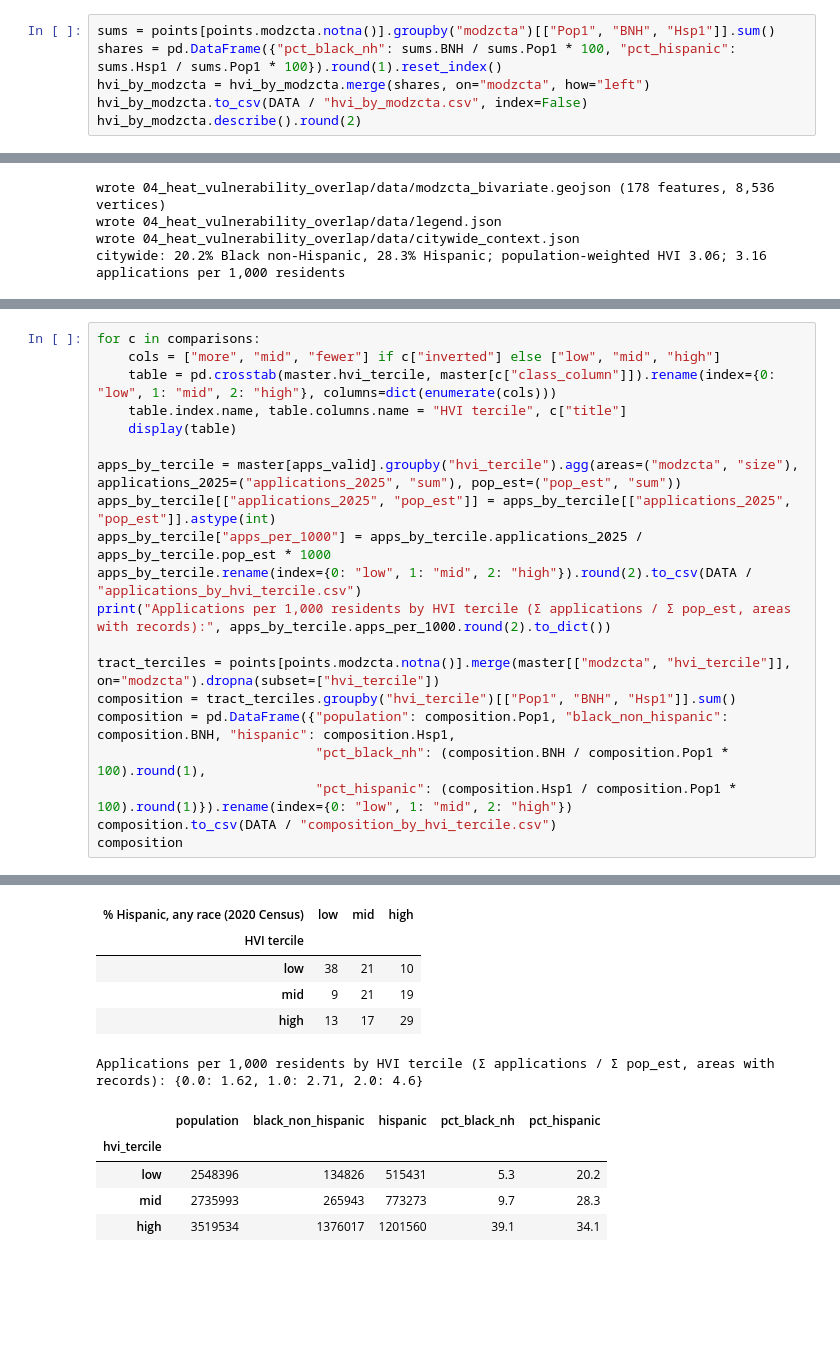
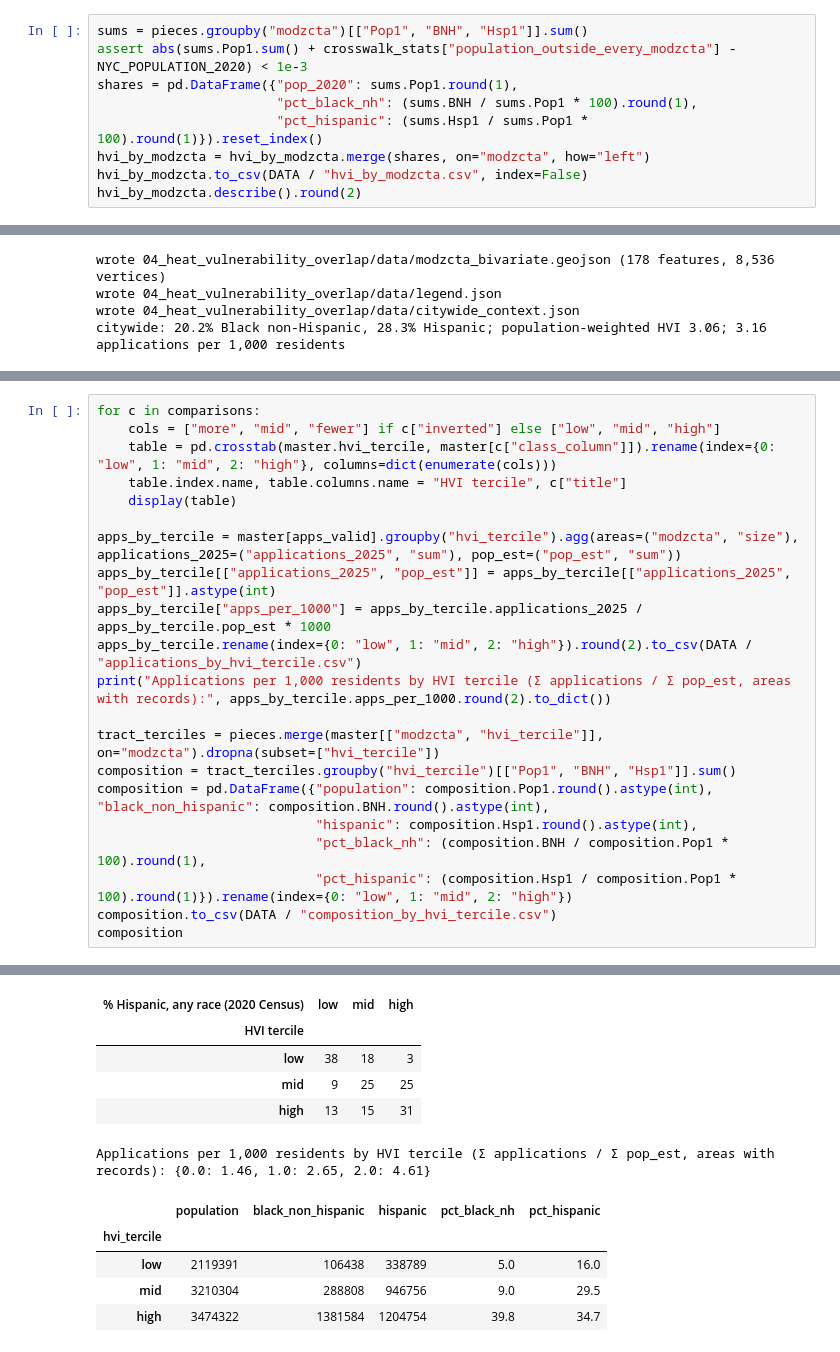
Before and after one commit to Ode-PBLLC/nyc-heat-analysis, a Jupyter notebook: 04_heat_vulnerability_overlap/analysis.ipynb, the cells around one changed output, grey strips where cells are left out. Saved outputs shown, nothing was run; the diff lists cells and outputs as text; blank space fills up the shorter version.

```diff
--- a/04_heat_vulnerability_overlap/analysis.ipynb
+++ b/04_heat_vulnerability_overlap/analysis.ipynb
@@ -115,6 +171,9 @@ a boundary, so the shares are exact for the assigned set of tracts and an approx
 # %%
-sums = points[points.modzcta.notna()].groupby("modzcta")[["Pop1", "BNH", "Hsp1"]].sum()
-shares = pd.DataFrame({"pct_black_nh": sums.BNH / sums.Pop1 * 100, "pct_hispanic": sums.Hsp1 / sums.Pop1 * 100}).round(1).reset_index()
+sums = pieces.groupby("modzcta")[["Pop1", "BNH", "Hsp1"]].sum()
+assert abs(sums.Pop1.sum() + crosswalk_stats["population_outside_every_modzcta"] - NYC_POPULATION_2020) < 1e-3
+shares = pd.DataFrame({"pop_2020": sums.Pop1.round(1),
+                       "pct_black_nh": (sums.BNH / sums.Pop1 * 100).round(1),
+                       "pct_hispanic": (sums.Hsp1 / sums.Pop1 * 100).round(1)}).reset_index()
 hvi_by_modzcta = hvi_by_modzcta.merge(shares, on="modzcta", how="left")
 hvi_by_modzcta.to_csv(DATA / "hvi_by_modzcta.csv", index=False)
 hvi_by_modzcta.describe().round(2)
@@ -269,9 +328,10 @@ apps_by_tercile["apps_per_1000"] = apps_by_tercile.applications_2025 / apps_by_t
 apps_by_tercile.rename(index={0: "low", 1: "mid", 2: "high"}).round(2).to_csv(DATA / "applications_by_hvi_tercile.csv")
 print("Applications per 1,000 residents by HVI tercile (Σ applications / Σ pop_est, areas with records):", apps_by_tercile.apps_per_1000.round(2).to_dict())
 
-tract_terciles = points[points.modzcta.notna()].merge(master[["modzcta", "hvi_tercile"]], on="modzcta").dropna(subset=["hvi_tercile"])
+tract_terciles = pieces.merge(master[["modzcta", "hvi_tercile"]], on="modzcta").dropna(subset=["hvi_tercile"])
 composition = tract_terciles.groupby("hvi_tercile")[["Pop1", "BNH", "Hsp1"]].sum()
-composition = pd.DataFrame({"population": composition.Pop1, "black_non_hispanic": composition.BNH, "hispanic": composition.Hsp1,
+composition = pd.DataFrame({"population": composition.Pop1.round().astype(int), "black_non_hispanic": composition.BNH.round().astype(int),
+                            "hispanic": composition.Hsp1.round().astype(int),
                             "pct_black_nh": (composition.BNH / composition.Pop1 * 100).round(1),
                             "pct_hispanic": (composition.Hsp1 / composition.Pop1 * 100).round(1)}).rename(index={0: "low", 1: "mid", 2: "high"})
 composition.to_csv(DATA / "composition_by_hvi_tercile.csv")
@@ -290,11 +350,11 @@ composition
 | % Hispanic, any race (2020 Census) | low | mid | high |
 | HVI tercile |  |  |  |
-| low | 38 | 21 | 10 |
-| mid | 9 | 21 | 19 |
-| high | 13 | 17 | 29 |
+| low | 38 | 18 | 3 |
+| mid | 9 | 25 | 25 |
+| high | 13 | 15 | 31 |
-Applications per 1,000 residents by HVI tercile (Σ applications / Σ pop_est, areas with records): {0.0: 1.62, 1.0: 2.71, 2.0: 4.6}
+Applications per 1,000 residents by HVI tercile (Σ applications / Σ pop_est, areas with records): {0.0: 1.46, 1.0: 2.65, 2.0: 4.61}
 |  | population | black_non_hispanic | hispanic | pct_black_nh | pct_hispanic |
 | hvi_tercile |  |  |  |  |  |
-| low | 2548396 | 134826 | 515431 | 5.3 | 20.2 |
-| mid | 2735993 | 265943 | 773273 | 9.7 | 28.3 |
-| high | 3519534 | 1376017 | 1201560 | 39.1 | 34.1 |
+| low | 2119391 | 106438 | 338789 | 5.0 | 16.0 |
+| mid | 3210304 | 288808 | 946756 | 9.0 | 29.5 |
+| high | 3474322 | 1381584 | 1204754 | 39.8 | 34.7 |
```
Also changed, not shown: parts of 8 cells of this notebook, 15 other files.
